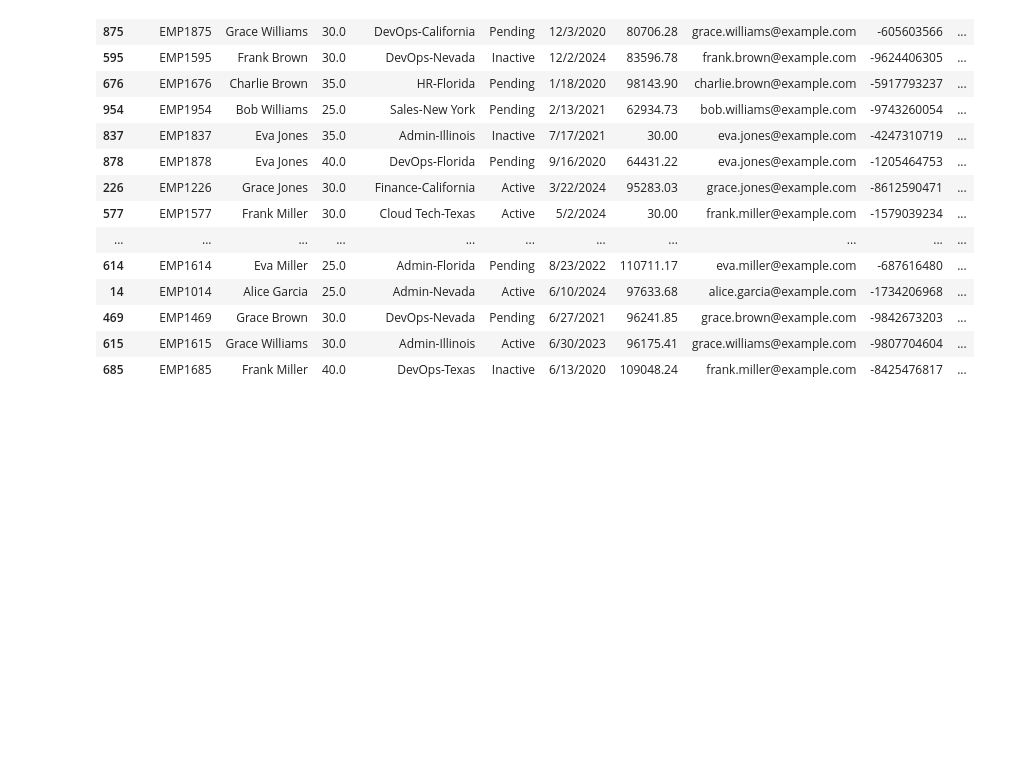
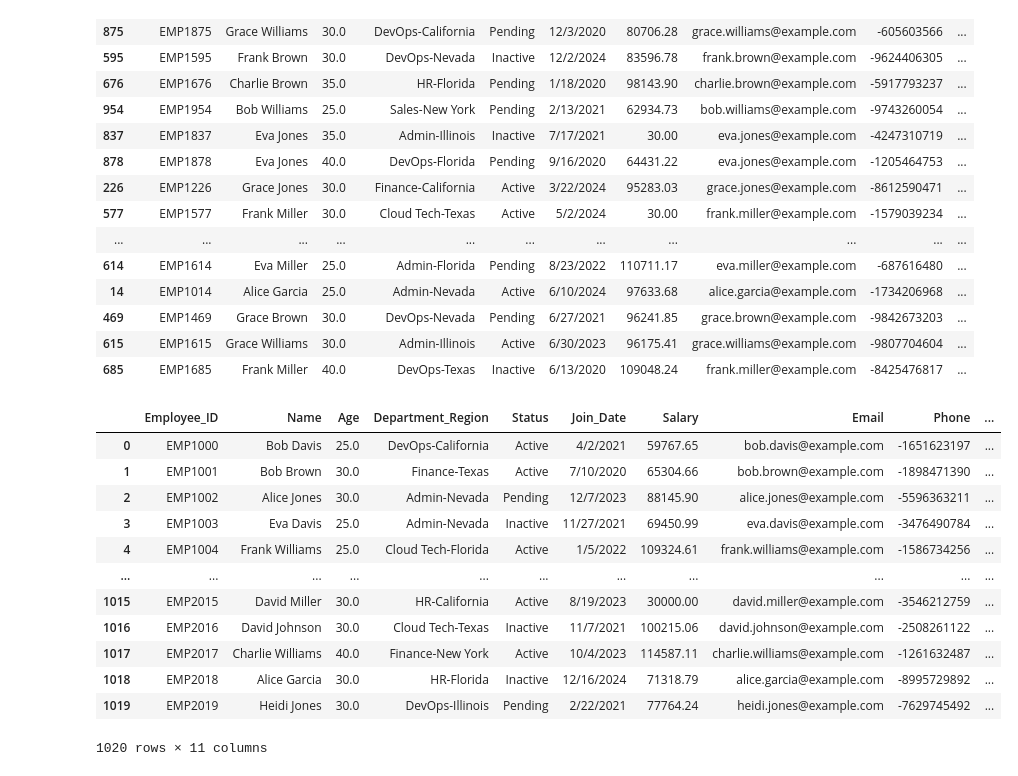
Before and after one commit to aayushmanz/Python-For-Data-Science, a Jupyter notebook: Pandas in Python/Practice in pandas/Practice_9_.Messy_Employee.ipynb, the cells around one changed output. Cells and saved outputs as stored; diff of their text form; code cells hidden in the pictures; blank space fills up the shorter version.

Commit message:
Add detailed employee dataset analysis and salary correction in Practice_9 notebook

```diff
--- a/Pandas in Python/Practice in pandas/Practice_9_.Messy_Employee.ipynb
+++ b/Pandas in Python/Practice in pandas/Practice_9_.Messy_Employee.ipynb
@@ -134,3 +134,26 @@ df.sample(30)
 | 469 | EMP1469 | Grace Brown | 30.0 | DevOps-Nevada | Pending | 6/27/2021 | 96241.85 | grace.brown@example.com | -9842673203 | ... |
 | 615 | EMP1615 | Grace Williams | 30.0 | Admin-Illinois | Active | 6/30/2023 | 96175.41 | grace.williams@example.com | -9807704604 | ... |
 | 685 | EMP1685 | Frank Miller | 40.0 | DevOps-Texas | Inactive | 6/13/2020 | 109048.24 | frank.miller@example.com | -8425476817 | ... |
+# %%
+# salary :
+
+# in salary we can see that some people salary is only 30 dollars
+# thats why i am converting them into 30000 dollars.
+
+
+df['Salary']= df['Salary'].replace(30.00, 30000.00)
+df
+# %% [output]
+|  | Employee_ID | Name | Age | Department_Region | Status | Join_Date | Salary | Email | Phone | ... |
+| 0 | EMP1000 | Bob Davis | 25.0 | DevOps-California | Active | 4/2/2021 | 59767.65 | bob.davis@example.com | -1651623197 | ... |
+| 1 | EMP1001 | Bob Brown | 30.0 | Finance-Texas | Active | 7/10/2020 | 65304.66 | bob.brown@example.com | -1898471390 | ... |
+| 2 | EMP1002 | Alice Jones | 30.0 | Admin-Nevada | Pending | 12/7/2023 | 88145.90 | alice.jones@example.com | -5596363211 | ... |
+| 3 | EMP1003 | Eva Davis | 25.0 | Admin-Nevada | Inactive | 11/27/2021 | 69450.99 | eva.davis@example.com | -3476490784 | ... |
+| 4 | EMP1004 | Frank Williams | 25.0 | Cloud Tech-Florida | Active | 1/5/2022 | 109324.61 | frank.williams@example.com | -1586734256 | ... |
+| ... | ... | ... | ... | ... | ... | ... | ... | ... | ... | ... |
+| 1015 | EMP2015 | David Miller | 30.0 | HR-California | Active | 8/19/2023 | 30000.00 | david.miller@example.com | -3546212759 | ... |
+| 1016 | EMP2016 | David Johnson | 30.0 | Cloud Tech-Texas | Inactive | 11/7/2021 | 100215.06 | david.johnson@example.com | -2508261122 | ... |
+| 1017 | EMP2017 | Charlie Williams | 40.0 | Finance-New York | Active | 10/4/2023 | 114587.11 | charlie.williams@example.com | -1261632487 | ... |
+| 1018 | EMP2018 | Alice Garcia | 30.0 | HR-Florida | Inactive | 12/16/2024 | 71318.79 | alice.garcia@example.com | -8995729892 | ... |
+| 1019 | EMP2019 | Heidi Jones | 30.0 | DevOps-Illinois | Pending | 2/22/2021 | 77764.24 | heidi.jones@example.com | -7629745492 | ... |
+1020 rows × 11 columns
```
